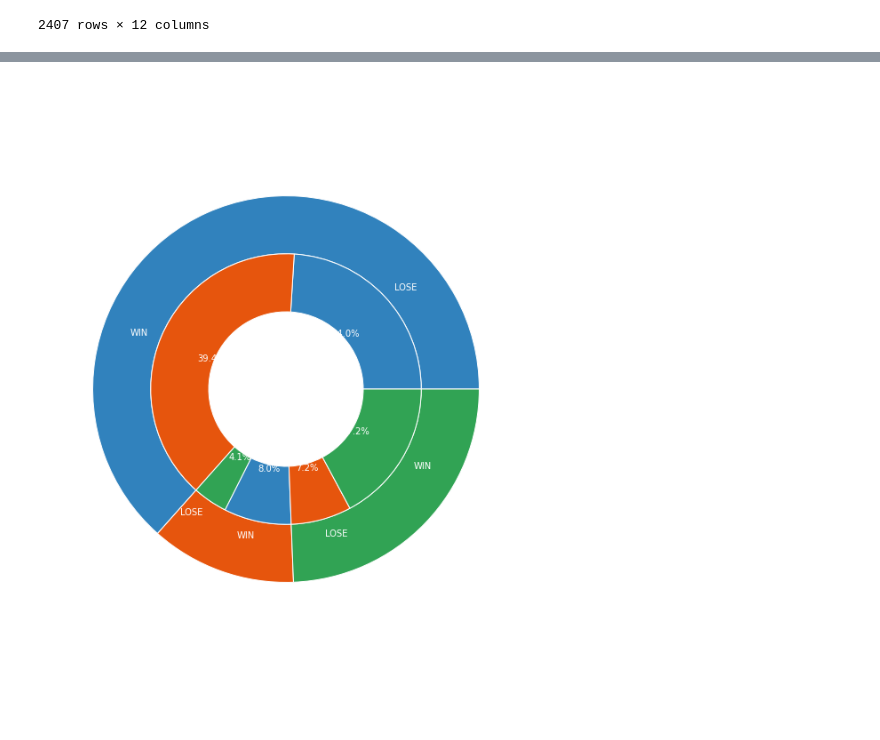
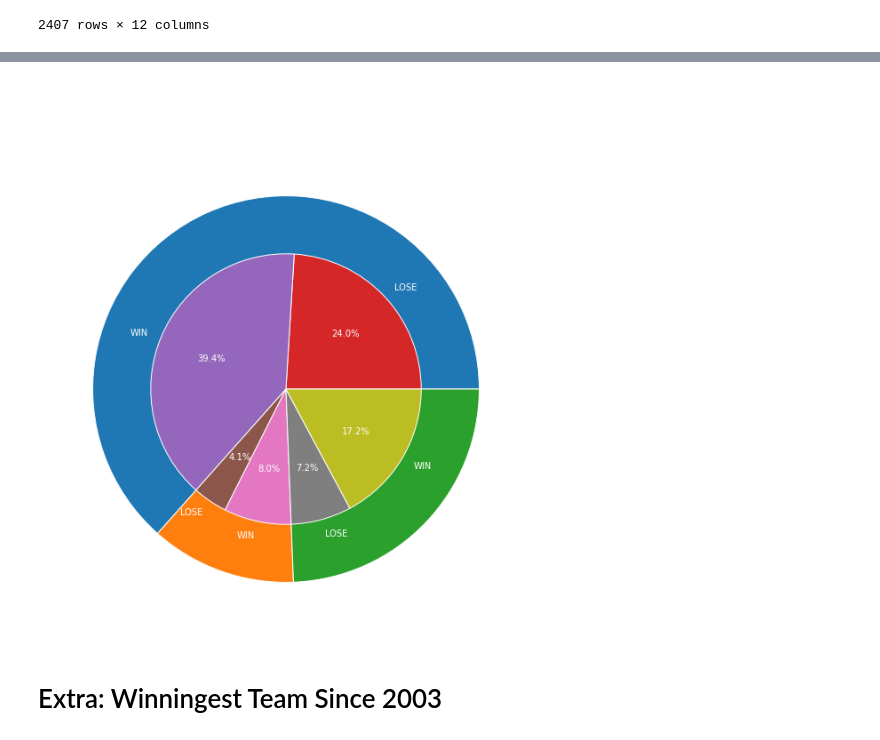
Before and after one commit to CodeSigma/Learn-Data-Science, a Jupyter notebook: lebron-s-absurd-stats.ipynb, the cells around one changed output, grey strips where cells are left out. Saved outputs shown, nothing was run; the diff lists cells and outputs as text; code cells hidden in the pictures; blank space fills up the shorter version.

```diff
--- a/lebron-s-absurd-stats.ipynb
+++ b/lebron-s-absurd-stats.ipynb
@@ -359,13 +342,17 @@ plt.pie(x = bron_details.groupby(["TEAM_ABBREVIATION"]).count().home, labels = [
 # %%
+plt.rcParams.update({'text.color' : "white"})
+
 fig, ax = plt.subplots(figsize=(10,10))
 
-ax.pie(bron_details.groupby(["TEAM_ABBREVIATION"]).count().home, labels = ["CLE", "LAL", "MIA"], radius=1, colors=outer_colors,
-       wedgeprops=dict(width=size, edgecolor='w'))
+ax.pie(bron_details.groupby(["TEAM_ABBREVIATION"]).count().home, labels = ["CLE", "LAL", "MIA"], radius=1,
+       wedgeprops=dict(edgecolor='w'))
 
-ax.pie(bron_details.groupby(["TEAM_ABBREVIATION", "WIN"]).count().home, labels = ["LOSE", "WIN", "LOSE", "WIN", "LOSE", "WIN"], autopct="%.1f%%", radius=0.70, colors=outer_colors,
-       wedgeprops=dict(width=size, edgecolor='w'))
+ax.pie(bron_details.groupby(["TEAM_ABBREVIATION", "WIN"]).count().home, labels = ["LOSE", "WIN", "LOSE", "WIN", "LOSE", "WIN"], autopct="%.1f%%", radius=0.70,
+       wedgeprops=dict(edgecolor='w'))
 
 fig.suptitle("Lebron's W/L Percentage on Each Team", fontsize=20)
 plt.show()
 # %% [output]
-[figure, old version]
+[figure, new version]
+# %% [markdown]
+# Extra: Winningest Team Since 2003
```
Also changed, not shown: parts of 24 cells of this notebook.
